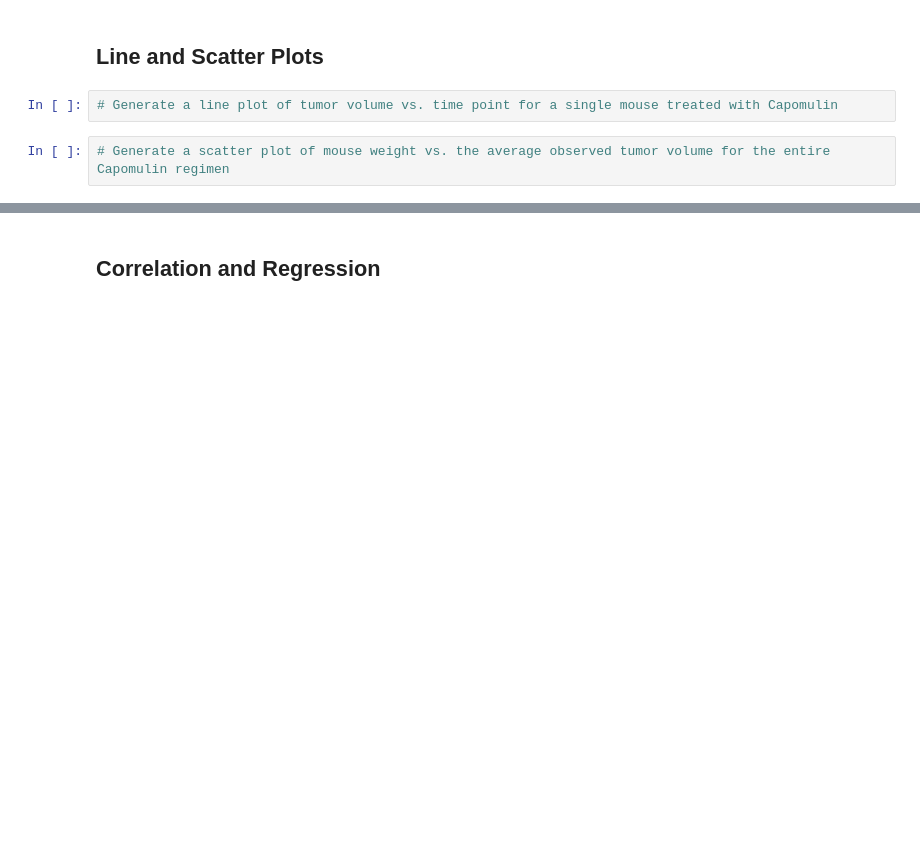
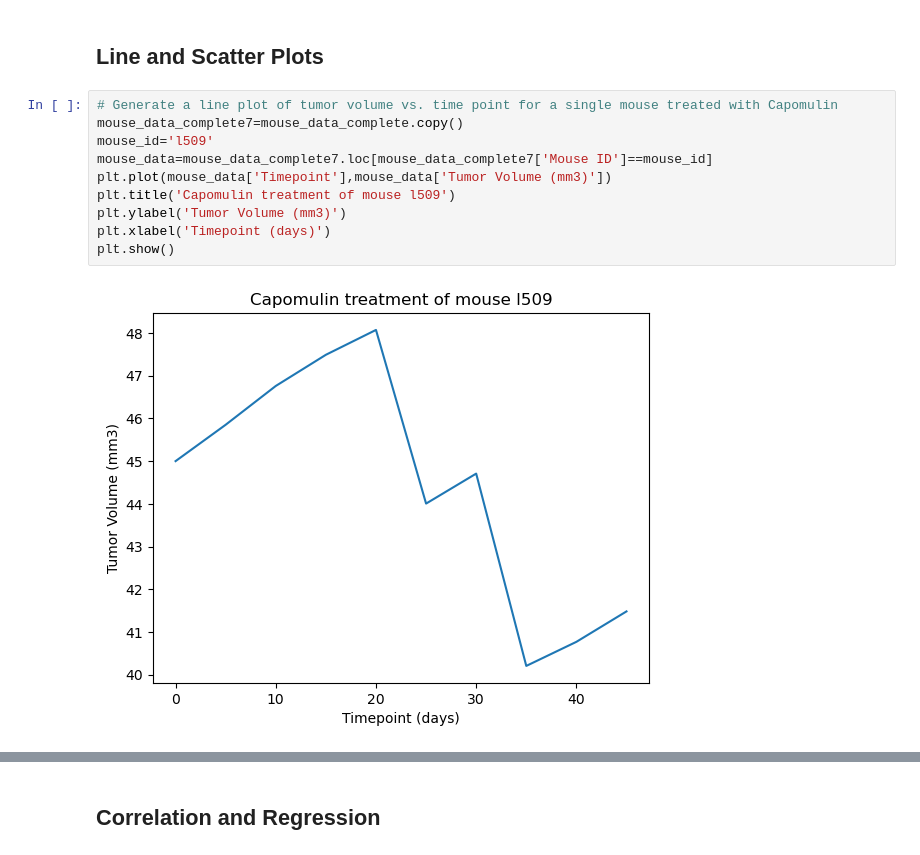
Before and after one commit to Felo2023/Challenge5_PymaceuticalsINC, a Jupyter notebook: Pymaceuticals/pymaceuticals_FJGD.ipynb, the cells around one changed output, grey strips where cells are left out. Cells and saved outputs as stored; diff of their text form; blank space fills up the shorter version.

```diff
--- a/Pymaceuticals/pymaceuticals_FJGD.ipynb
+++ b/Pymaceuticals/pymaceuticals_FJGD.ipynb
@@ -233,5 +266,13 @@ tumor_vol_data=[]
 ## Line and Scatter Plots
 # %%
 # Generate a line plot of tumor volume vs. time point for a single mouse treated with Capomulin
+mouse_data_complete7=mouse_data_complete.copy()
+mouse_id='l509'
+mouse_data=mouse_data_complete7.loc[mouse_data_complete7['Mouse ID']==mouse_id]
+plt.plot(mouse_data['Timepoint'],mouse_data['Tumor Volume (mm3)'])
+plt.title('Capomulin treatment of mouse l509')
+plt.ylabel('Tumor Volume (mm3)')
+plt.xlabel('Timepoint (days)')
+plt.show()
+# %% [output]
+[figure, added]
-# %%
-# Generate a scatter plot of mouse weight vs. the average observed tumor volume for the entire Capomulin regimen
```
Also changed, not shown: parts of 11 cells of this notebook, 1 other file.
